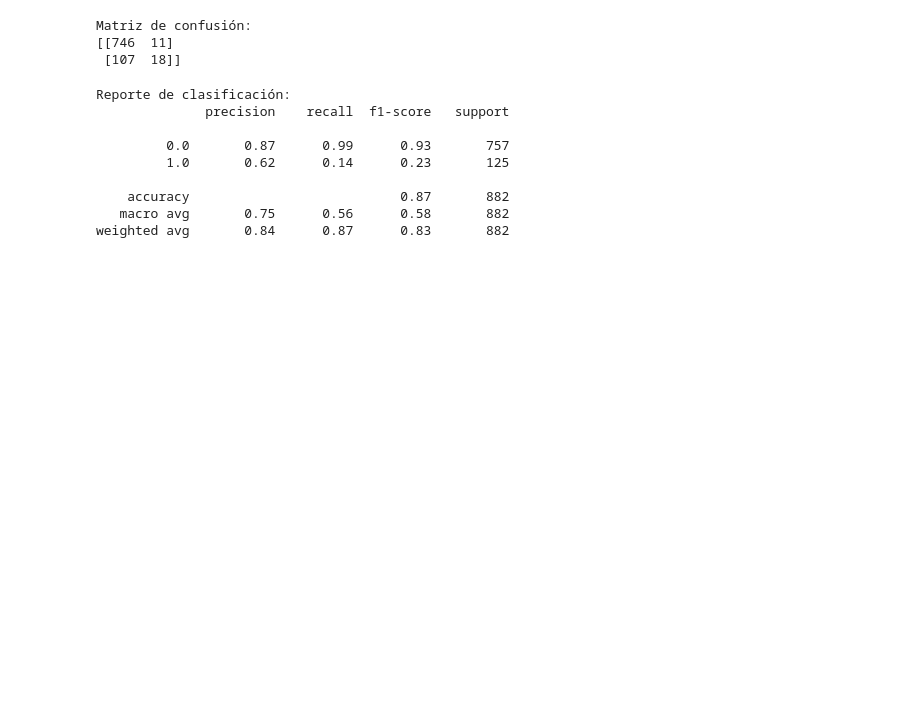
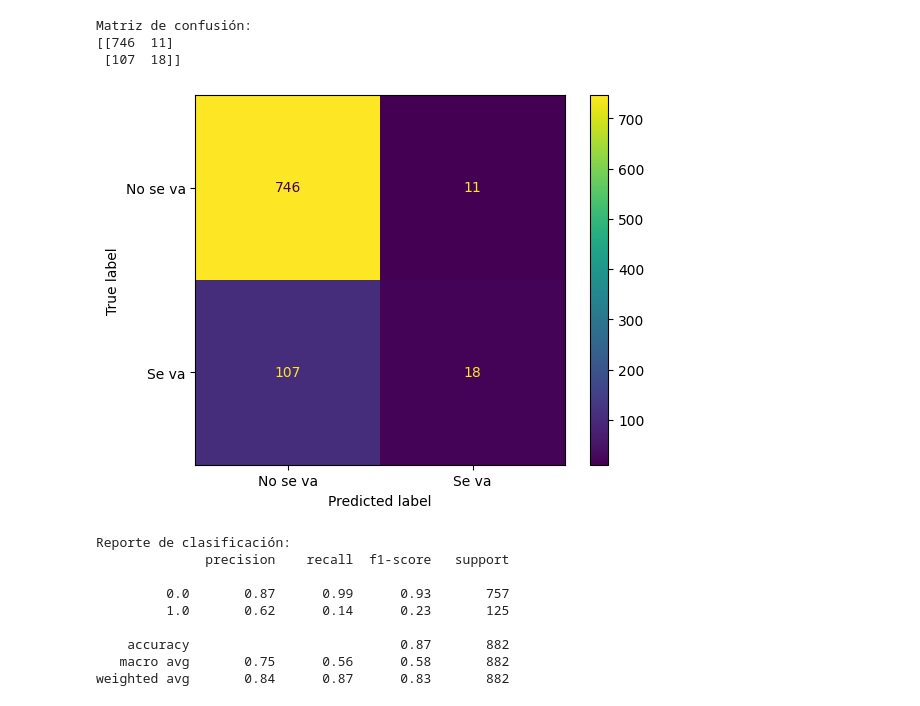
Before and after one commit to juantoro5/Analitica-para-RH-E7, a Jupyter notebook: Modelos.ipynb, the cells around one changed output. Saved outputs shown, nothing was run; the diff lists cells and outputs as text; code cells hidden in the pictures; blank space fills up the shorter version.

```diff
--- a/Modelos.ipynb
+++ b/Modelos.ipynb
@@ -215,6 +235,13 @@ print(f'Matriz de confusión: \n{conf_matrix}')
 Matriz de confusión:
 [[746  11]
  [107  18]]
+# %%
+conf_matrix2 = confusion_matrix(y_test, y_pred_2016)
+conf_matrix_display = ConfusionMatrixDisplay(confusion_matrix = conf_matrix2, display_labels = ['No se va', 'Se va'])
+conf_matrix_display.plot()
+plt.show()
+# %% [output]
+[figure, added]
 # %%
 # Reporte de clasificación
 class_report = classification_report(y_test, y_pred_2016)
```
Also changed, not shown: parts of 6 cells of this notebook.
